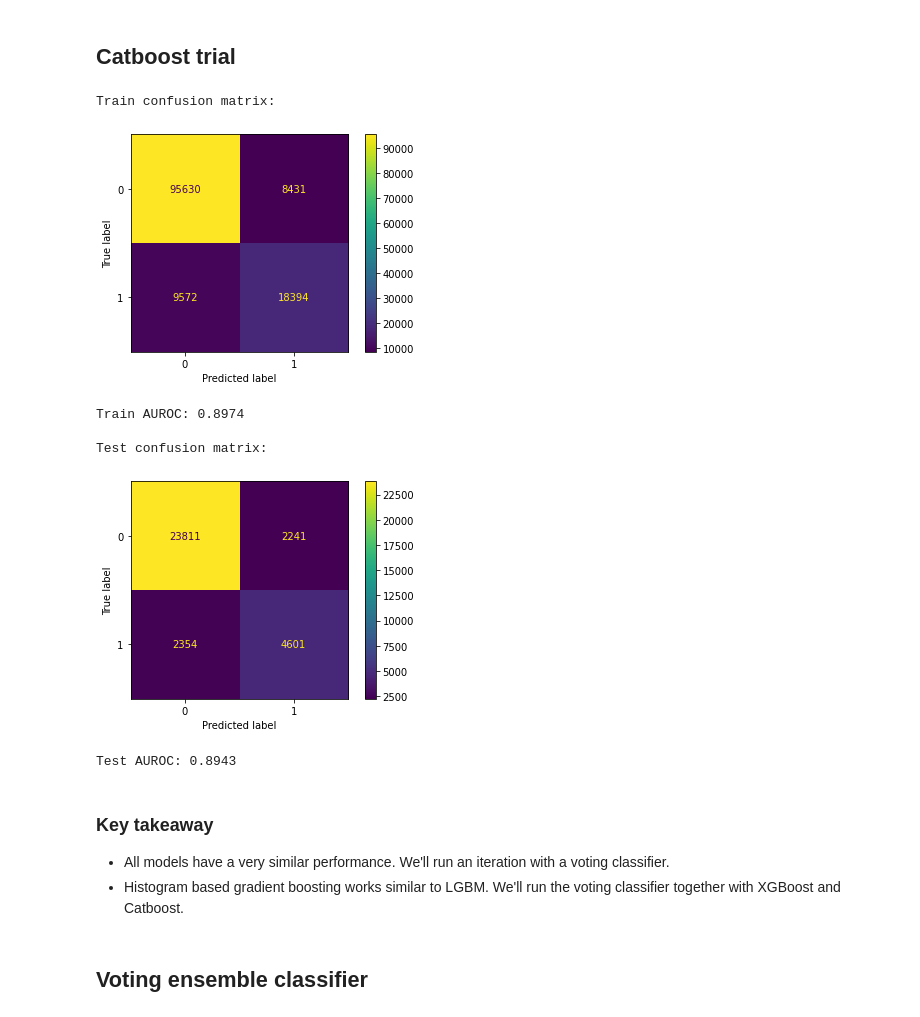
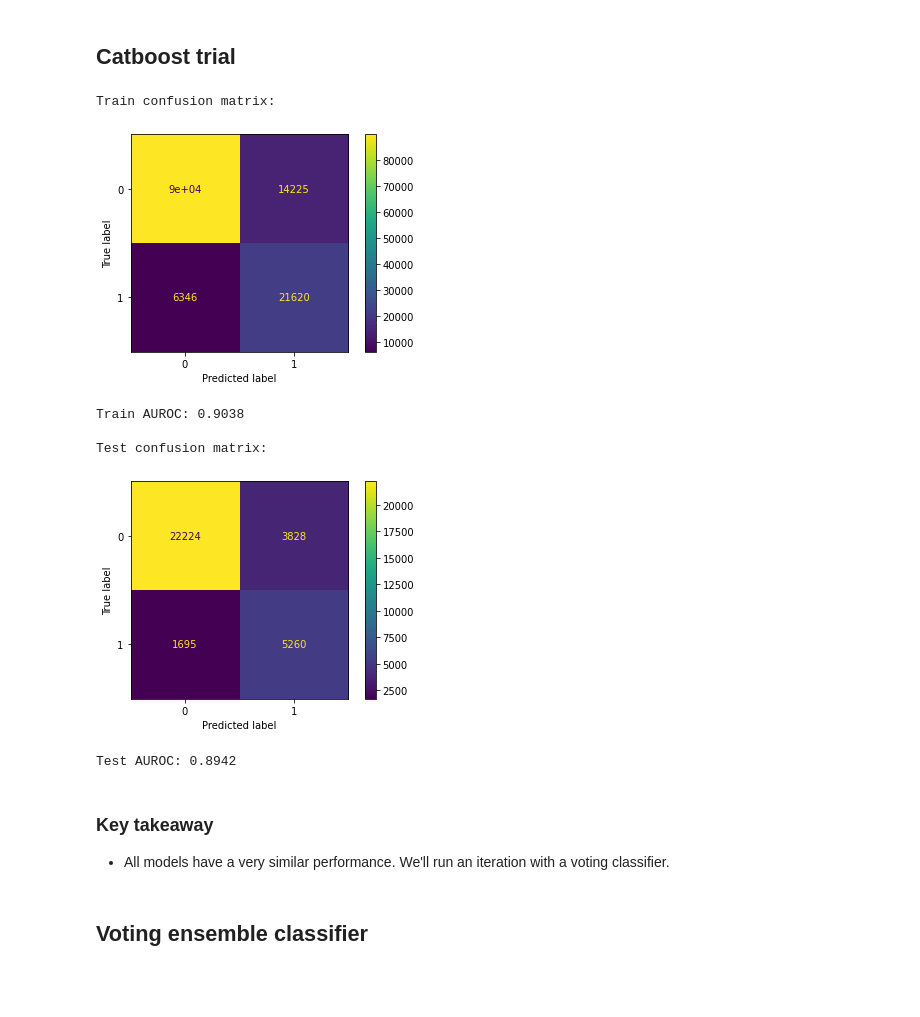
Before and after one commit to emsjoac2002/Kaggle_Playground_s4_e1, a Jupyter notebook: PS4E1.ipynb, the cells around one changed output. Cells and saved outputs as stored; diff of their text form; code cells hidden in the pictures; blank space fills up the shorter version.

```diff
--- a/PS4E1.ipynb
+++ b/PS4E1.ipynb
@@ -688,5 +813,5 @@ study_xgb.optimize(objective_xgb, n_trials=50, show_progress_bar=True)
 # %%
-best_model = XGBClassifier(**study_xgb.best_params, verbose = -1)
+best_model = XGBClassifier(**xgb_params, verbose = -1)
 
 best_model.fit(X_train,y_train)
 
@@ -757,5 +882,10 @@ study_hist_gradient_boosting.optimize(objective_hist_gradient_boosting, n_trials
+# %%
+hist_params = study_hist_gradient_boosting.best_params
+
+hist_params['loss'] = 'log_loss'
+hist_params['random_state'] = 42
 # %%
-best_model = HistGradientBoostingClassifier(**study_hist_gradient_boosting.best_params)
+best_model = HistGradientBoostingClassifier(**hist_params)
 
 best_model.fit(X_train,y_train)
 
@@ -823,48 +953,53 @@ study_catboost.optimize(objective_catboost, n_trials=50, show_progress_bar=True)
+# %%
+cat_params = study_catboost.best_params
+
+cat_params['eval_metric'] = 'AUC'
+cat_params['verbose'] = False
+cat_params['random_state'] = 42
 # %%
-best_model = CatBoostClassifier(**study_catboost.best_params,verbose= False)
+best_model = CatBoostClassifier(**cat_params)
 
 best_model.fit(X_train,y_train)
 
 print("Train confusion matrix:")
 
 cm = confusion_matrix(y_train, pd.Series(best_model.predict(X_train),index = y_train.index))
 
 conf_matrix = ConfusionMatrixDisplay(cm,display_labels = [0,1])
 
 conf_matrix.plot()
 
 plt.show()
 
 predictions = best_model.predict(X_test)
 
 print(f"Train AUROC: {roc_auc_score(y_train,best_model.predict_proba(X_train)[:,1]):.4f}")
 print("")
 
 print("Test confusion matrix:")
 
 cm = confusion_matrix(y_test, pd.Series(predictions,index = y_test.index))
 
 conf_matrix = ConfusionMatrixDisplay(cm,display_labels = [0,1])
 
 conf_matrix.plot()
 
 plt.show()
 
 print("")
 print(f"Test AUROC: {roc_auc_score(y_test,best_model.predict_proba(X_test)[:,1]):.4f}")
 # %% [output]
 Train confusion matrix:
-[figure, old version]
+[figure, new version]
-Train AUROC: 0.8974
+Train AUROC: 0.9038
 
 Test confusion matrix:
-[figure, old version]
+[figure, new version]
-Test AUROC: 0.8943
+Test AUROC: 0.8942
 # %% [markdown]
 ### Key takeaway
 
 - All models have a very similar performance. We'll run an iteration with a voting classifier.
-- Histogram based gradient boosting works similar to LGBM. We'll run the voting classifier together with XGBoost and Catboost.
 # %% [markdown]
 ## Voting ensemble classifier
 # %%
```
Also changed, not shown: parts of 45 cells of this notebook.
